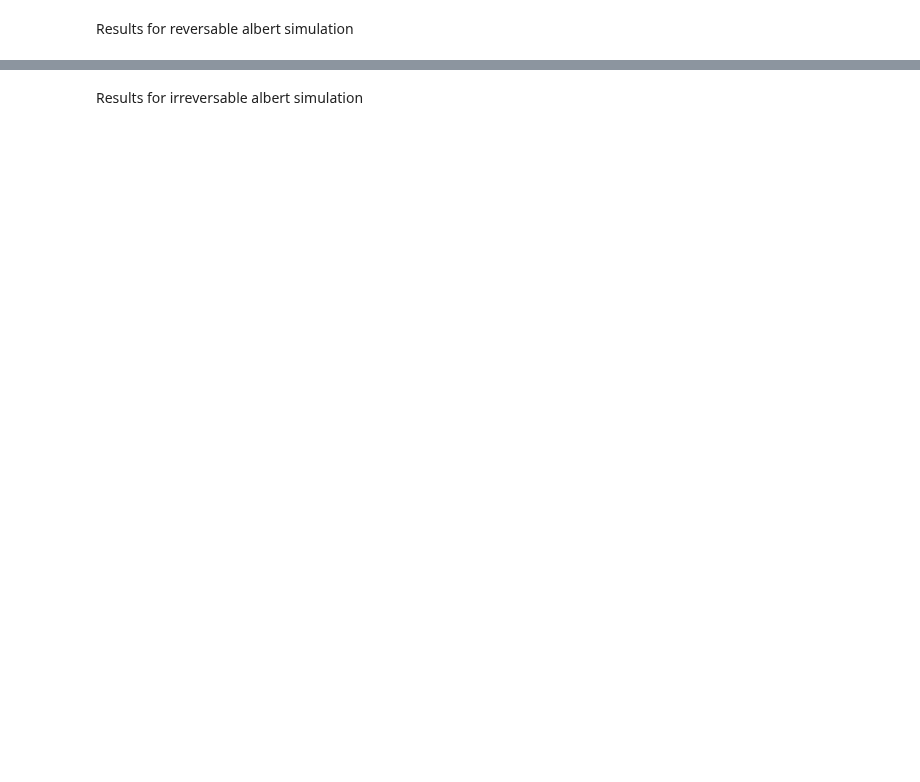
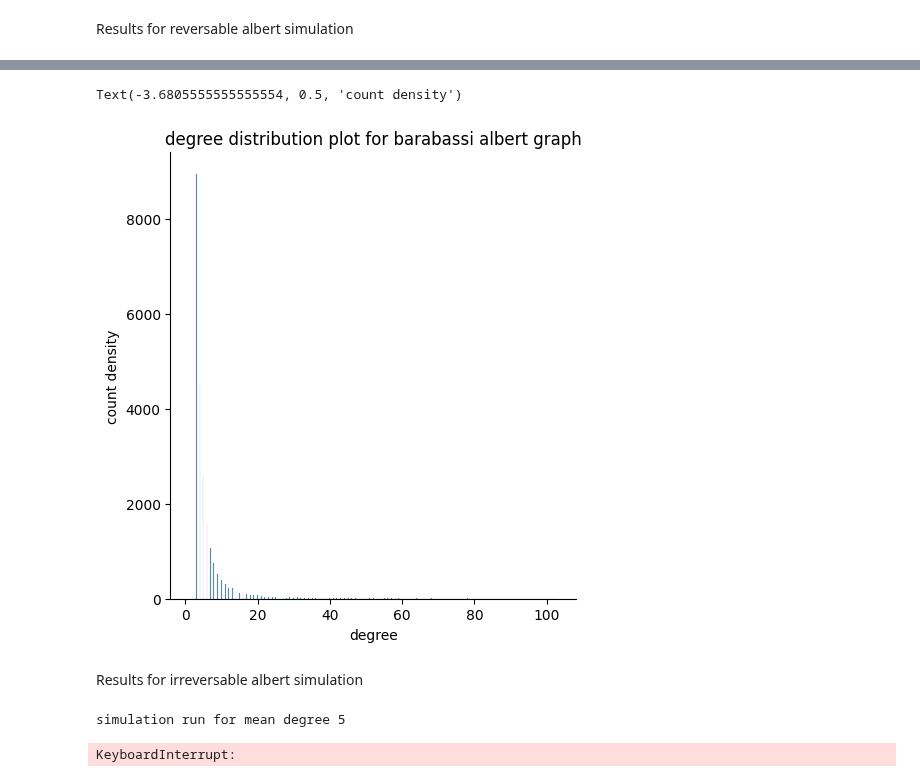
Before and after one commit to cm2435/graph_transmittion_research_project, a Jupyter notebook: variable_structure.ipynb, the cells around one changed output, grey strips where cells are left out. Saved outputs shown, nothing was run; the diff lists cells and outputs as text; code cells hidden in the pictures; blank space fills up the shorter version.

```diff
--- a/variable_structure.ipynb
+++ b/variable_structure.ipynb
@@ -138,9 +190,24 @@ for degree in conf['mean_degrees']:
+# %%
+degrees_list = []
+for run in simulation_run['info_dict']:
+    degrees_list.extend(run['degree_list'])
+
+sns.displot(degrees_list)
+plt.title("degree distribution plot for barabassi albert graph")
+plt.xlabel("degree")
+plt.ylabel("count density")
+# %% [output]
+Text(-3.6805555555555554, 0.5, 'count density')
+[figure, added]
 # %% [markdown]
 Results for irreversable albert simulation
 # %%
-"""graph_name = "barabasi_albert"
+graph_name = "barabasi_albert"
 for degree in conf['mean_degrees']:
     print(f"simulation run for mean degree {degree}")
     simulation_run = run_simulation("irreversable",degree, graph_name)
     print(simulation_run['info_dict'][:30])
-    plot_results(simulation_run, graph_name)"""
+    plot_results(simulation_run, graph_name)
+# %% [output]
+simulation run for mean degree 5
+KeyboardInterrupt:
```
Also changed, not shown: parts of 7 cells of this notebook.
